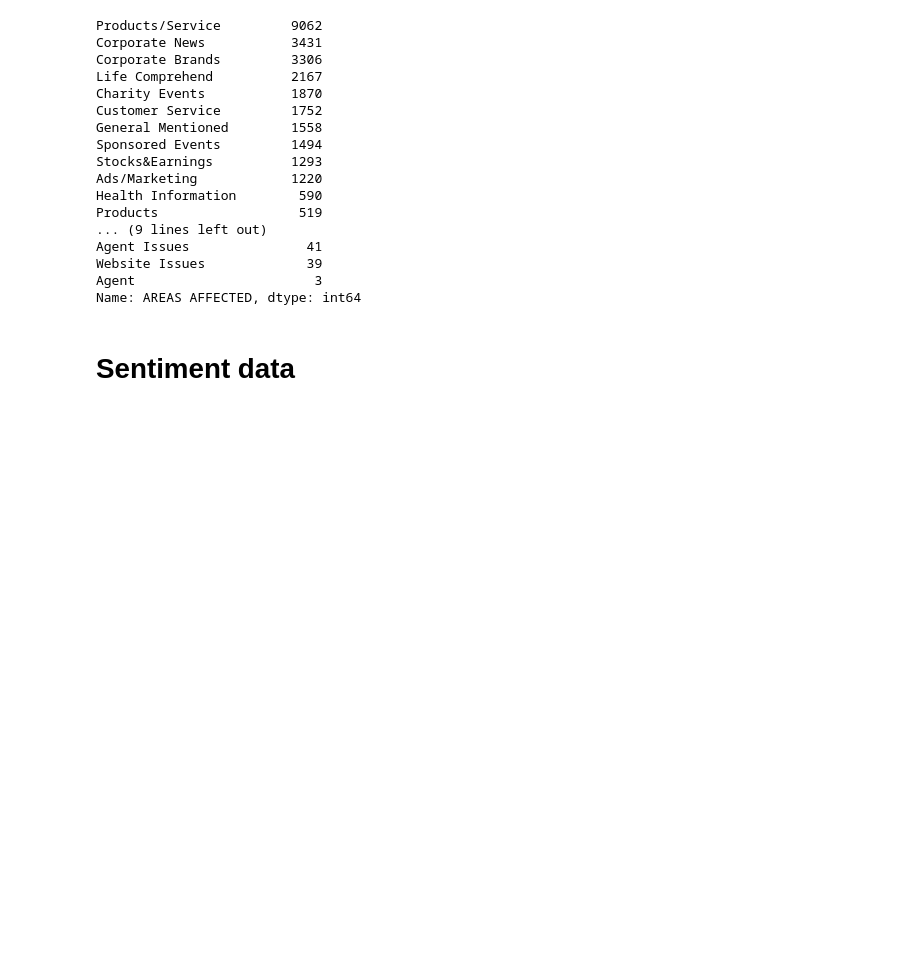
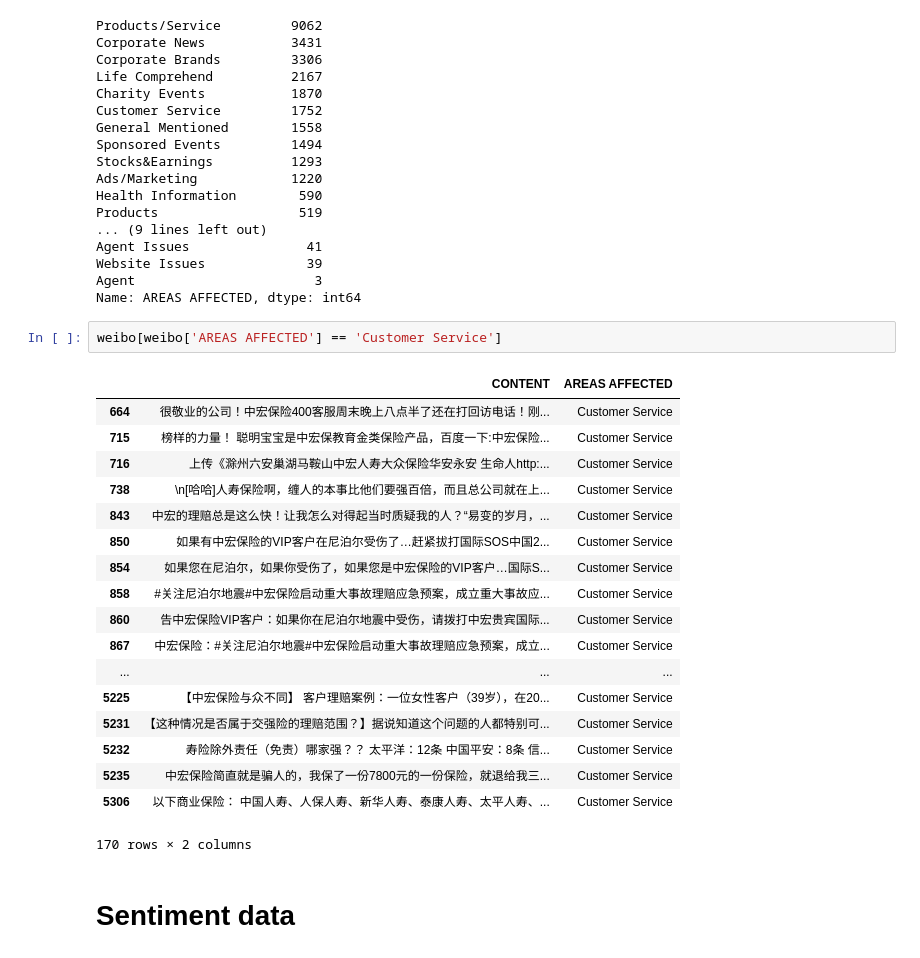
Before and after one commit to zbxzc35/zh_cnn_text_classify, a Jupyter notebook: data_preparation.ipynb, the cells around one changed output. Cells and saved outputs as stored; diff of their text form; blank space fills up the shorter version.

```diff
--- a/data_preparation.ipynb
+++ b/data_preparation.ipynb
@@ -88,6 +88,27 @@ Agent Issues               41
 Website Issues             39
 Agent                       3
 Name: AREAS AFFECTED, dtype: int64
+# %%
+weibo[weibo['AREAS AFFECTED'] == 'Customer Service']
+# %% [output]
+|  | CONTENT | AREAS AFFECTED |
+| 664 | 很敬业的公司！中宏保险400客服周末晚上八点半了还在打回访电话！刚... | Customer Service |
+| 715 | 榜样的力量！ 聪明宝宝是中宏保教育金类保险产品，百度一下:中宏保险... | Customer Service |
+| 716 | 上传《滁州六安巢湖马鞍山中宏人寿大众保险华安永安 生命人http:... | Customer Service |
+| 738 | \n[哈哈]人寿保险啊，缠人的本事比他们要强百倍，而且总公司就在上... | Customer Service |
+| 843 | 中宏的理赔总是这么快！让我怎么对得起当时质疑我的人？“易变的岁月，... | Customer Service |
+| 850 | 如果有中宏保险的VIP客户在尼泊尔受伤了…赶紧拔打国际SOS中国2... | Customer Service |
+| 854 | 如果您在尼泊尔，如果你受伤了，如果您是中宏保险的VIP客户…国际S... | Customer Service |
+| 858 | #关注尼泊尔地震#中宏保险启动重大事故理赔应急预案，成立重大事故应... | Customer Service |
+| 860 | 告中宏保险VIP客户：如果你在尼泊尔地震中受伤，请拨打中宏贵宾国际... | Customer Service |
+| 867 | 中宏保险：#关注尼泊尔地震#中宏保险启动重大事故理赔应急预案，成立... | Customer Service |
+| ... | ... | ... |
+| 5225 | 【中宏保险与众不同】 客户理赔案例：一位女性客户（39岁），在20... | Customer Service |
+| 5231 | 【这种情况是否属于交强险的理赔范围？】据说知道这个问题的人都特别可... | Customer Service |
+| 5232 | 寿险除外责任（免责）哪家强？？ 太平洋：12条 中国平安：8条 信... | Customer Service |
+| 5235 | 中宏保险简直就是骗人的，我保了一份7800元的一份保险，就退给我三... | Customer Service |
+| 5306 | 以下商业保险： 中国人寿、人保人寿、新华人寿、泰康人寿、太平人寿、... | Customer Service |
+170 rows × 2 columns
 # %% [markdown]
 # Sentiment data
 # %%
```
Also changed, not shown: 3 other files.
